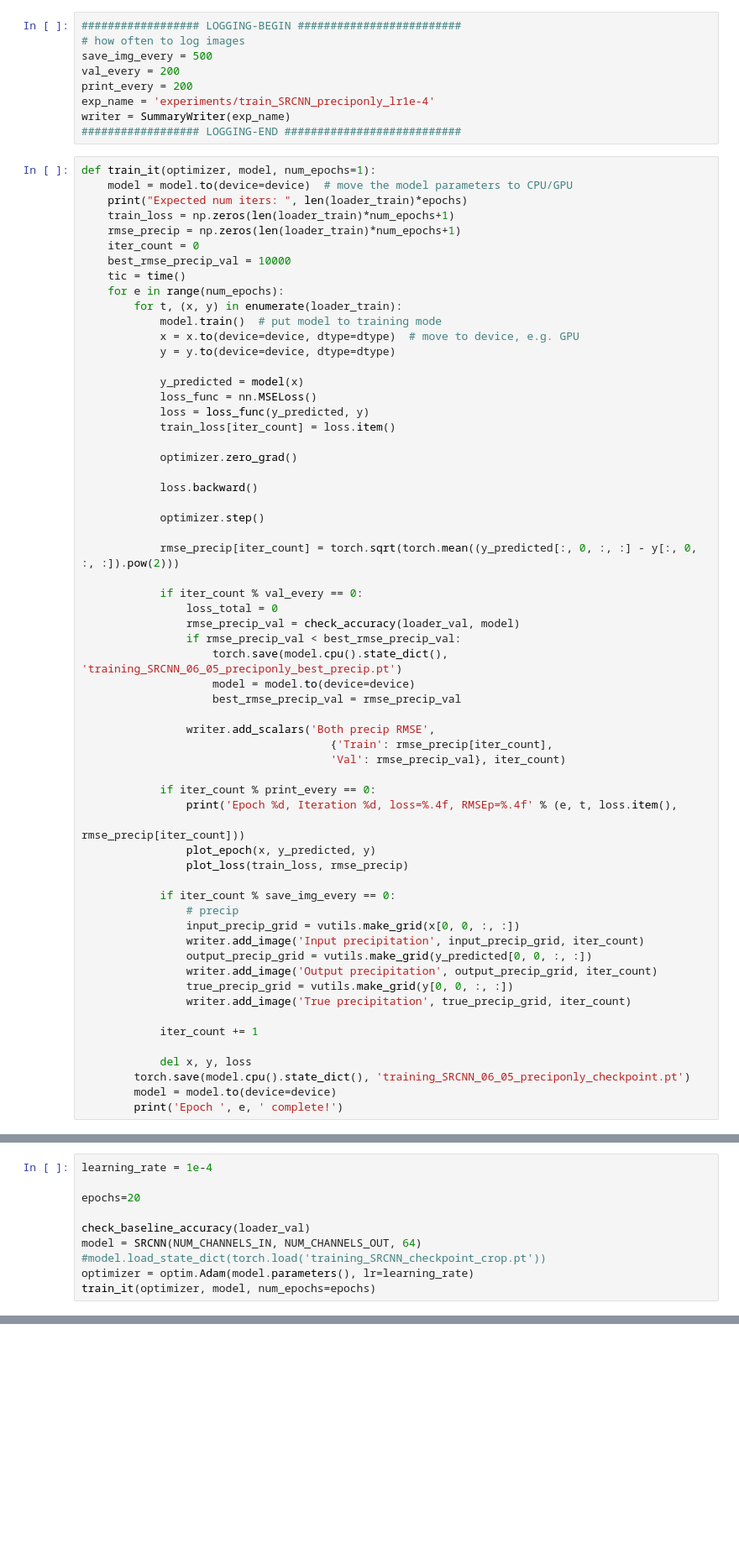
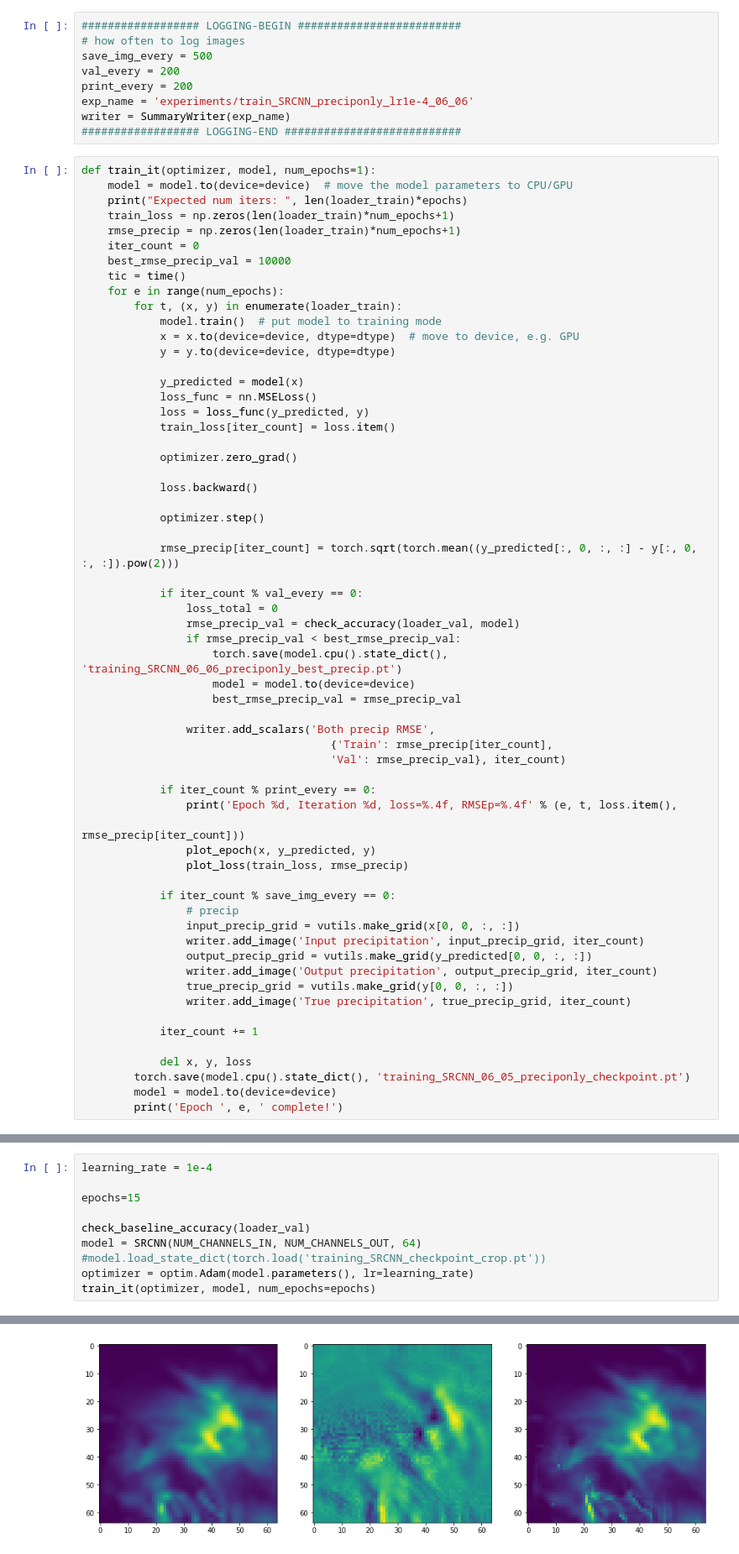
Before and after one commit to mantariksh/231n_downscaling, a Jupyter notebook: SRCNN_precip.ipynb, the cells around one changed output, grey strips where cells are left out. Shown at 84% size. Drawn from its saved outputs; the diff is of its cells as text; blank space fills up the shorter version.

Commit message:
Version Logan ran for 15 epochs

```diff
--- a/SRCNN_precip.ipynb
+++ b/SRCNN_precip.ipynb
@@ -270,7 +274,7 @@ def plot_loss(train_loss, rmse_precip):
 save_img_every = 500
 val_every = 200
 print_every = 200
-exp_name = 'experiments/train_SRCNN_preciponly_lr1e-4'
+exp_name = 'experiments/train_SRCNN_preciponly_lr1e-4_06_06'
 writer = SummaryWriter(exp_name)
 ################## LOGGING-END ###########################
 # %%
@@ -305,7 +309,7 @@ def train_it(optimizer, model, num_epochs=1):
                 loss_total = 0
                 rmse_precip_val = check_accuracy(loader_val, model)
                 if rmse_precip_val < best_rmse_precip_val:
-                    torch.save(model.cpu().state_dict(), 'training_SRCNN_06_05_preciponly_best_precip.pt')
+                    torch.save(model.cpu().state_dict(), 'training_SRCNN_06_06_preciponly_best_precip.pt')
                     model = model.to(device=device)
                     best_rmse_precip_val = rmse_precip_val
 
@@ -387,10 +391,11 @@ def check_accuracy(loader, model):
 # %%
 learning_rate = 1e-4
 
-epochs=20
+epochs=15
 
 check_baseline_accuracy(loader_val)
 model = SRCNN(NUM_CHANNELS_IN, NUM_CHANNELS_OUT, 64)
 #model.load_state_dict(torch.load('training_SRCNN_checkpoint_crop.pt'))
 optimizer = optim.Adam(model.parameters(), lr=learning_rate)
 train_it(optimizer, model, num_epochs=epochs)
+# %% [output]
@@ -396,0 +406 @@ train_it(optimizer, model, num_epochs=epochs)
+[figure, added]
```
Also changed, not shown: parts of 3 cells of this notebook.
